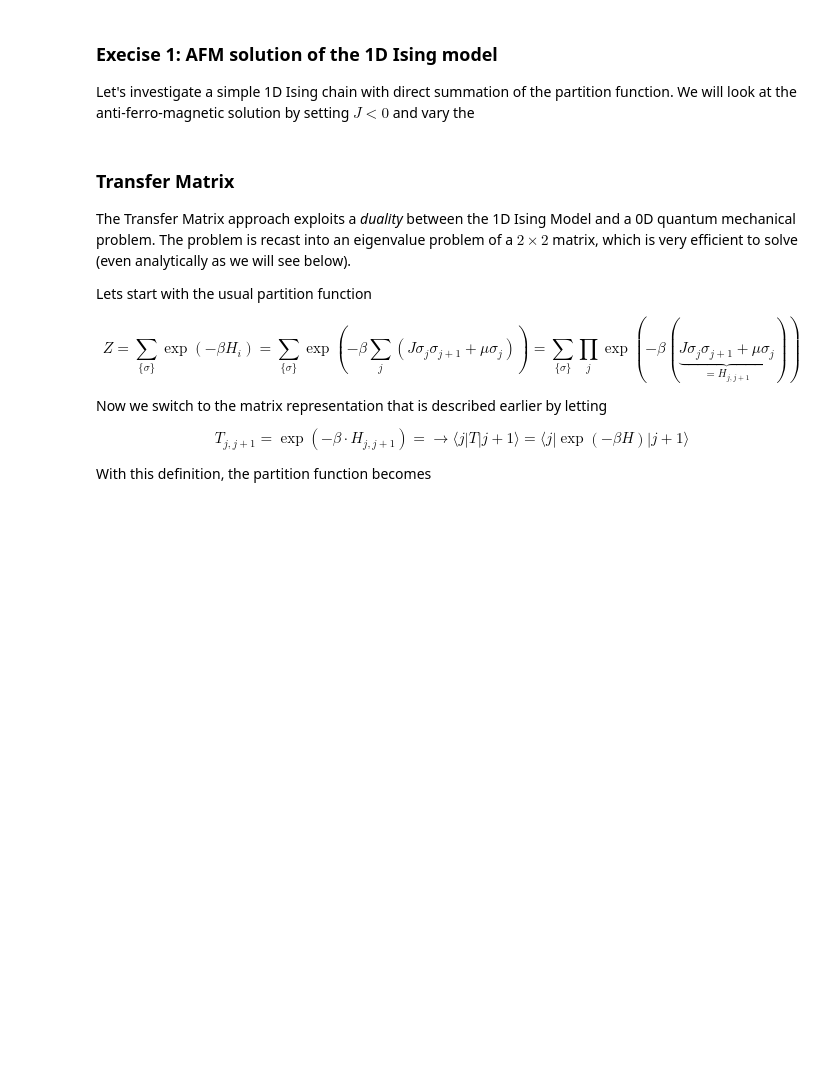
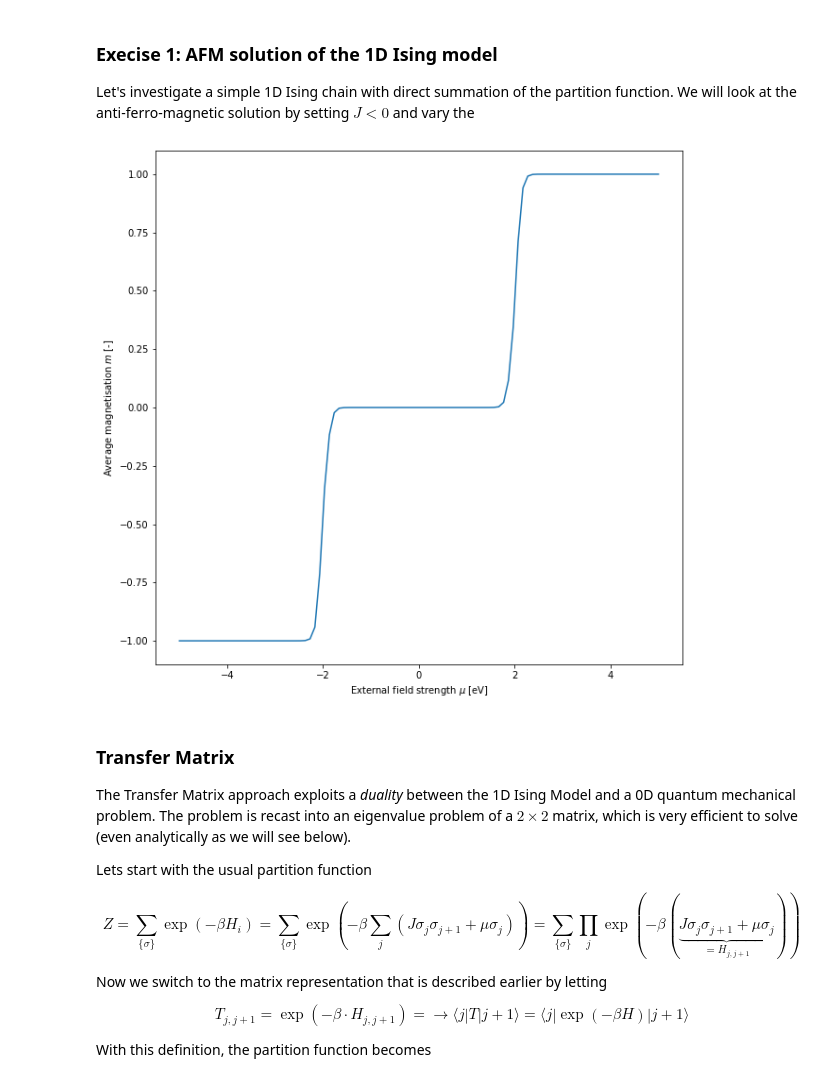
Before and after one commit to MaterialModelling/lab2, a Jupyter notebook: 1D-Ising-Model.ipynb, the cells around one changed output. Cells and saved outputs as stored; diff of their text form; code cells hidden in the pictures; blank space fills up the shorter version.

```diff
--- a/1D-Ising-Model.ipynb
+++ b/1D-Ising-Model.ipynb
@@ -42,10 +42,13 @@ def lattice_iterator(N):
 
     n=-1
     M=2**N
-    d = np.zeros(N)-1;
+    d = np.zeros(N) - 1;
 
     while n<(M-1):
         n=n+1
         bit = [1 if digit == '1' else -1 for digit in bin(n)[2:]]
         d[N-len(bit):] = bit
         yield d, n
+
+for n,i in enumerate(lattice_iterator(1)):
+    print(n, 'i = ', i)
@@ -177,7 +190,7 @@ def brute_force(M,J,mu,kTs):
     '''
 
     # Create a new data-frame to take results
-    df = pd.DataFrame(columns=['kT','g','u','m'],dtype=object)
+    df = pd.DataFrame(columns=['kT','g','u','m','mu','J'],dtype=object)
 
     # Iterate over temperatures
     for i,kT in enumerate(kTs):
@@ -198,35 +211,37 @@ def brute_force(M,J,mu,kTs):
         g = -1/beta*np.log(Z)/M
 
         # Append result to dataframe
-        s = pd.Series({'g': g, 'u': u, 'kT': kT, 'm': m, 'mu': mu, 'J': J, 'M':M}, name=i)
-        df = df.append(s)
-
-
+        s = pd.DataFrame({'g': [g], 'u': [u], 'kT': [kT], 'm': [m], 'mu': [mu], 'J': [J], 'M':[M]})
+        df = pd.concat([df,s])
 
     return df
+
+#brute_force(10,-1,0.1,np.linspace(0.1,4,30))
 # %% [markdown]
 ### Execise 1: AFM solution of the 1D Ising model
 
 Let's investigate a simple 1D Ising chain with direct summation of the partition function. We will look at the anti-ferro-magnetic solution by setting $J<0$ and vary the
 # %%
 # Parameters
-M = 6      # Size of the spin chain
+M = 10      # Size of the spin chain
 J = 1      # Exchange interaction
 kT = 0.1   # Temperature
 
 # Prepare plots
 df = pd.DataFrame()
 
 # Brute-Force (green)
 for mu in np.linspace(-5,5,100):
     bf = brute_force(M,J,mu,[kT])
-    df = df.append(bf)
+    df = pd.concat([df,bf])
 
 plt.figure(figsize=(10,10));
 plt.plot(df.mu,df.m);
 plt.xlabel('External field strength $\mu$ [eV]');
 plt.ylabel('Average magnetisation $m$ [-]');
 plt.show()
+# %% [output]
+[figure, added]
 # %% [markdown]
 ### Transfer Matrix
 
```
Also changed, not shown: parts of 5 cells of this notebook.
